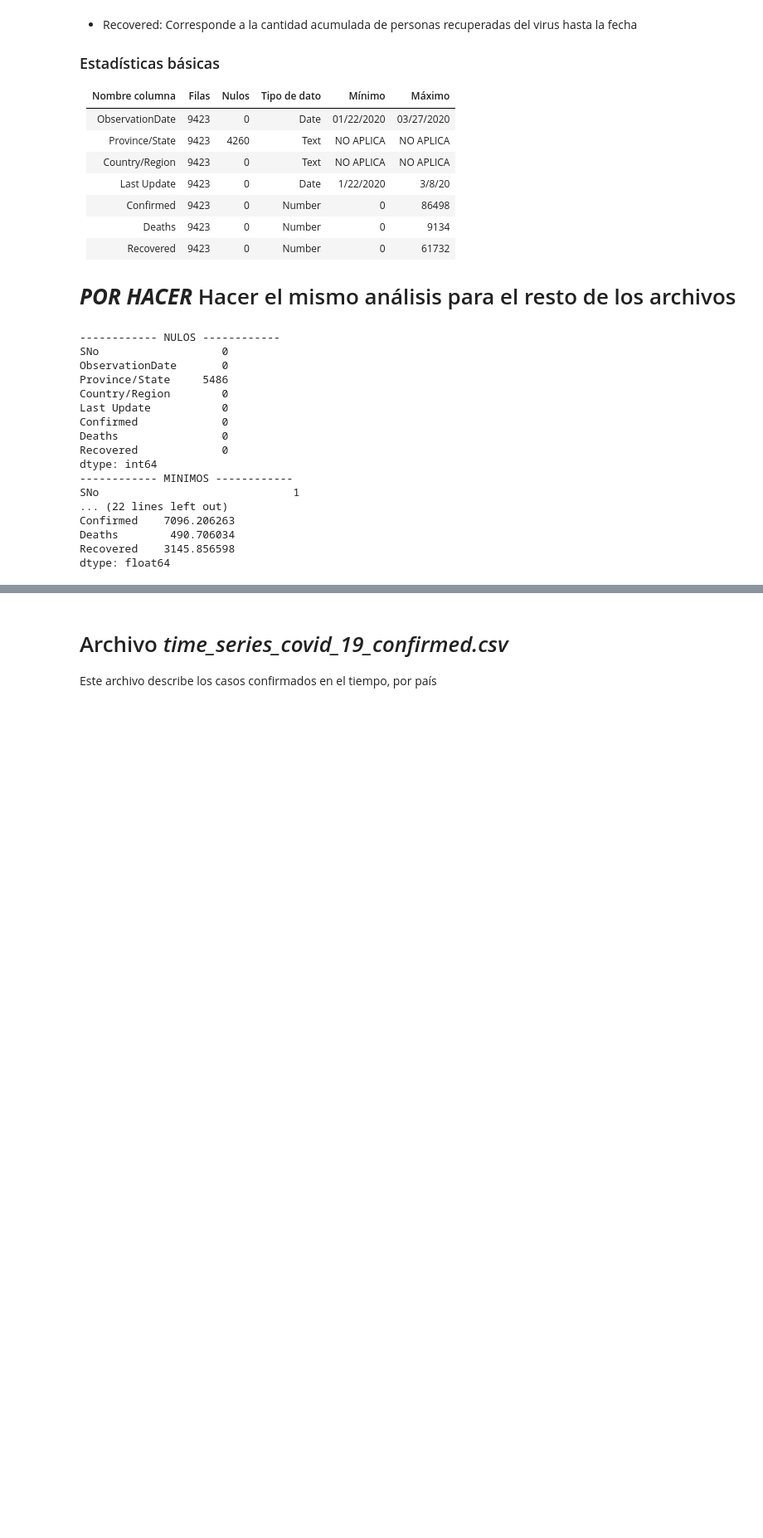
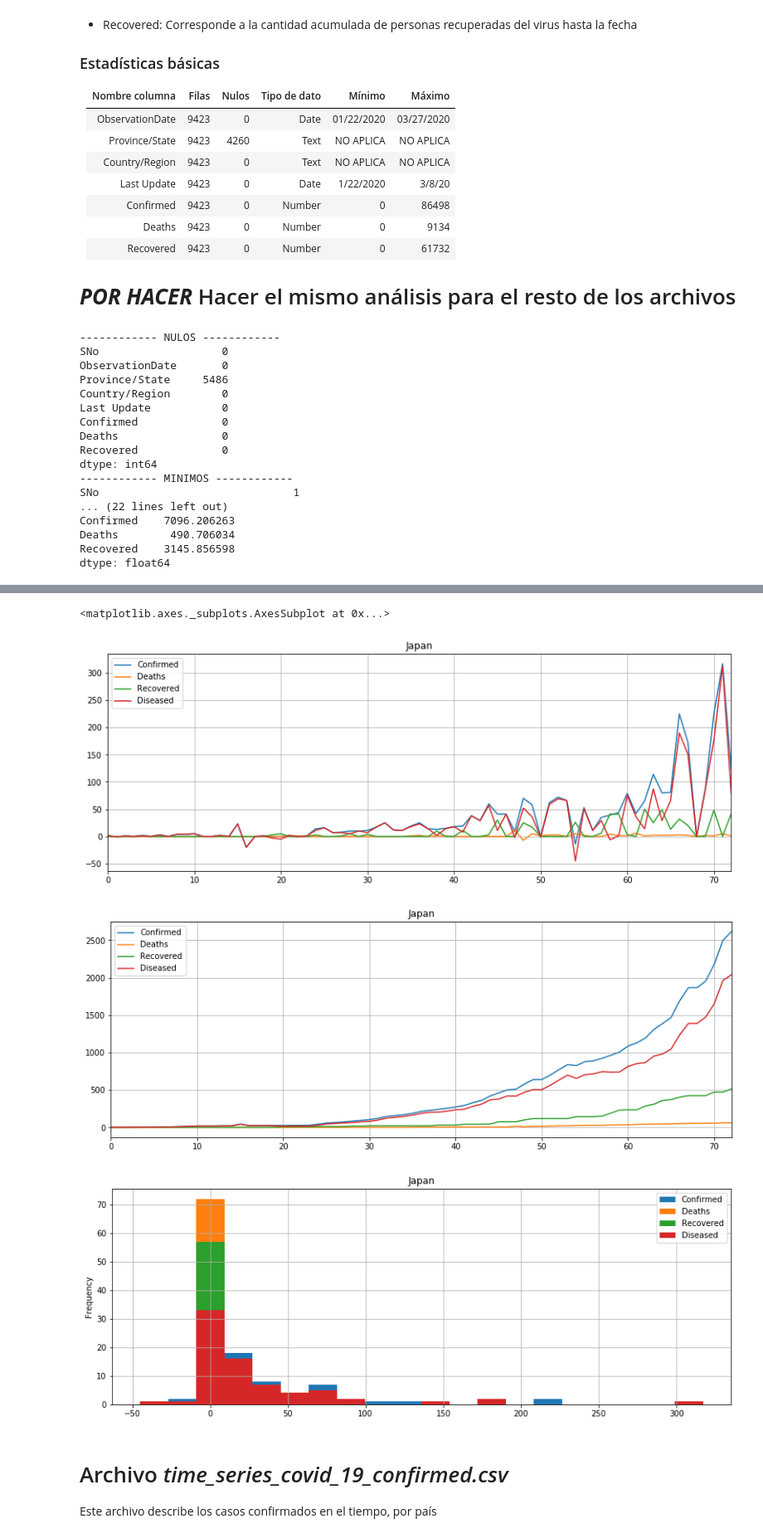
Before and after one commit to joseespinadote/proyecto_intro_mineria, a Jupyter notebook: miner-a-de-coronavirus.ipynb, the cells around one changed output, grey strips where cells are left out. Shown at 83% size. Saved outputs shown, nothing was run; the diff lists cells and outputs as text; code cells hidden in the pictures; blank space fills up the shorter version.

```diff
--- a/miner-a-de-coronavirus.ipynb
+++ b/miner-a-de-coronavirus.ipynb
@@ -198,3 +197,15 @@ for key, item in covid19Data.groupby("Country/Region"):
+# %%
+selectedCountry = 'Japan'
+figsize = (14, 5)
+nbins = 20
+data[selectedCountry].computeRelativeDistribution().plot(title=selectedCountry, figsize=figsize, grid=True)
+data[selectedCountry].computeRelativeDistribution().cumsum().plot(title=selectedCountry, figsize=figsize, grid=True)
+data[selectedCountry].computeRelativeDistribution().plot.hist(title=selectedCountry, figsize=figsize, grid=True, bins=nbins)
+# %% [output]
+<matplotlib.axes._subplots.AxesSubplot at 0x...>
+[figure, added]
+[figure, added]
+[figure, added]
 # %% [markdown]
 # Archivo *time_series_covid_19_confirmed.csv*
 Este archivo describe los casos confirmados en el tiempo, por país
```
Also changed, not shown: parts of 11 cells of this notebook, 2 other files.
